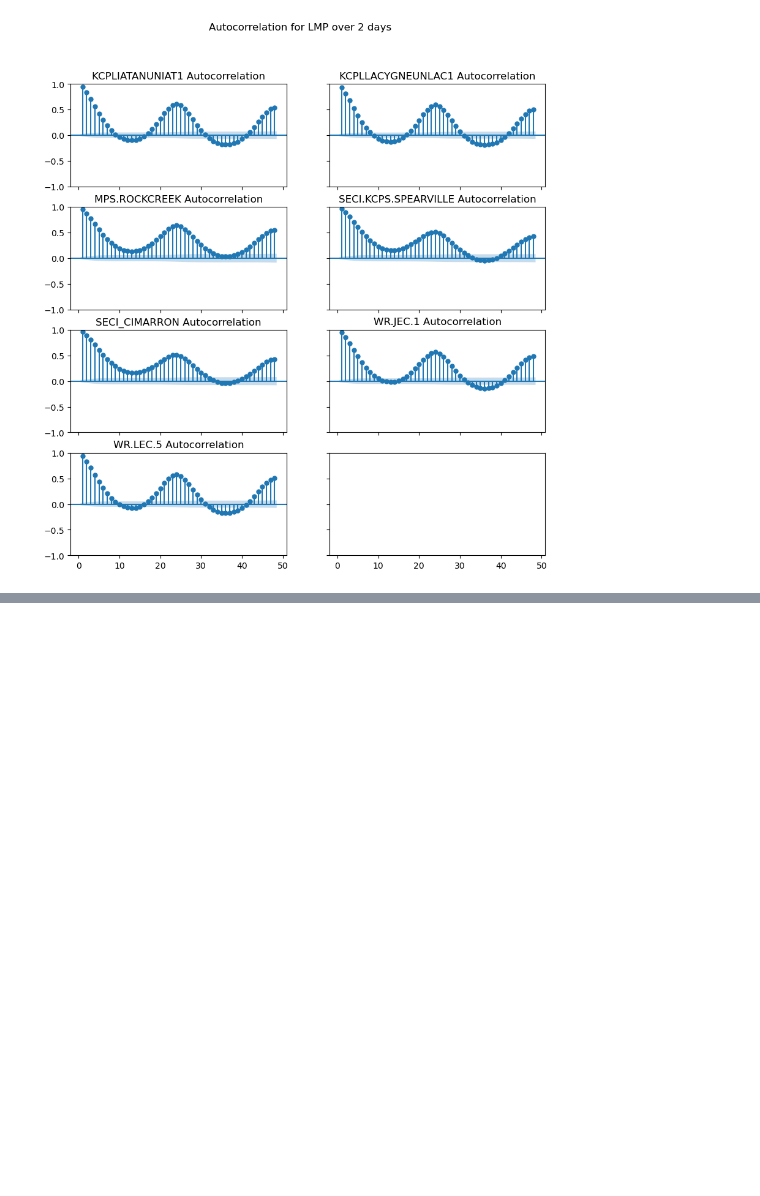
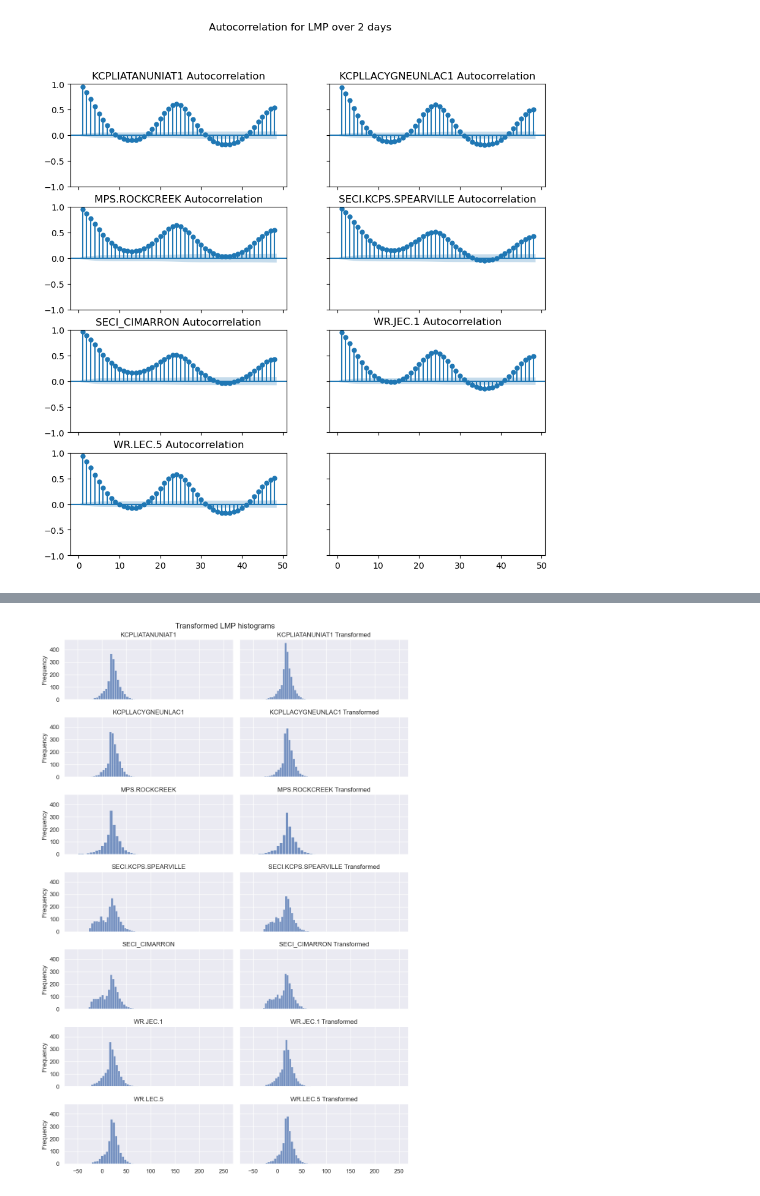
Before and after one commit to maxwellgriffith345/SPPPrices, a Jupyter notebook: SPPPriceSandBox.ipynb, the cells around one changed output, grey strips where cells are left out. Saved outputs shown, nothing was run; the diff lists cells and outputs as text; code cells hidden in the pictures; blank space fills up the shorter version.

```diff
--- a/SPPPriceSandBox.ipynb
+++ b/SPPPriceSandBox.ipynb
@@ -401,0 +484,25 @@ for col, axs in zip(list(df.columns),fig.get_axes()):
+# %%
+#Plot them  side by side to compare
+BINS=50
+fig, axes = plt.subplots(7, 2, sharex=True, sharey=True, figsize=(10,15))
+colnames=list(df.columns)
+fig.suptitle('Transformed LMP histograms')
+#OG Data
+col=0
+for i in range(7):
+    sns.histplot(df, x=colnames[i], stat="frequency", ax=axes[i,col], bins=BINS)
+    axes[i,col].set_xlabel("")
+    axes[i,col].set_title(colnames[i])
+
+#Transformed Data
+col=1
+for i in range(7):
+    sns.histplot(df_trans, x=colnames[i], stat="frequency", ax=axes[i,col], bins=BINS)
+    axes[i, col].set_xlabel("")
+    axes[i, col].set_title(colnames[i]+ " Transformed")
+
+
+sns.despine()
+plt.tight_layout()
+# %% [output]
+[figure, added]
```
Also changed, not shown: parts of 14 cells of this notebook.
